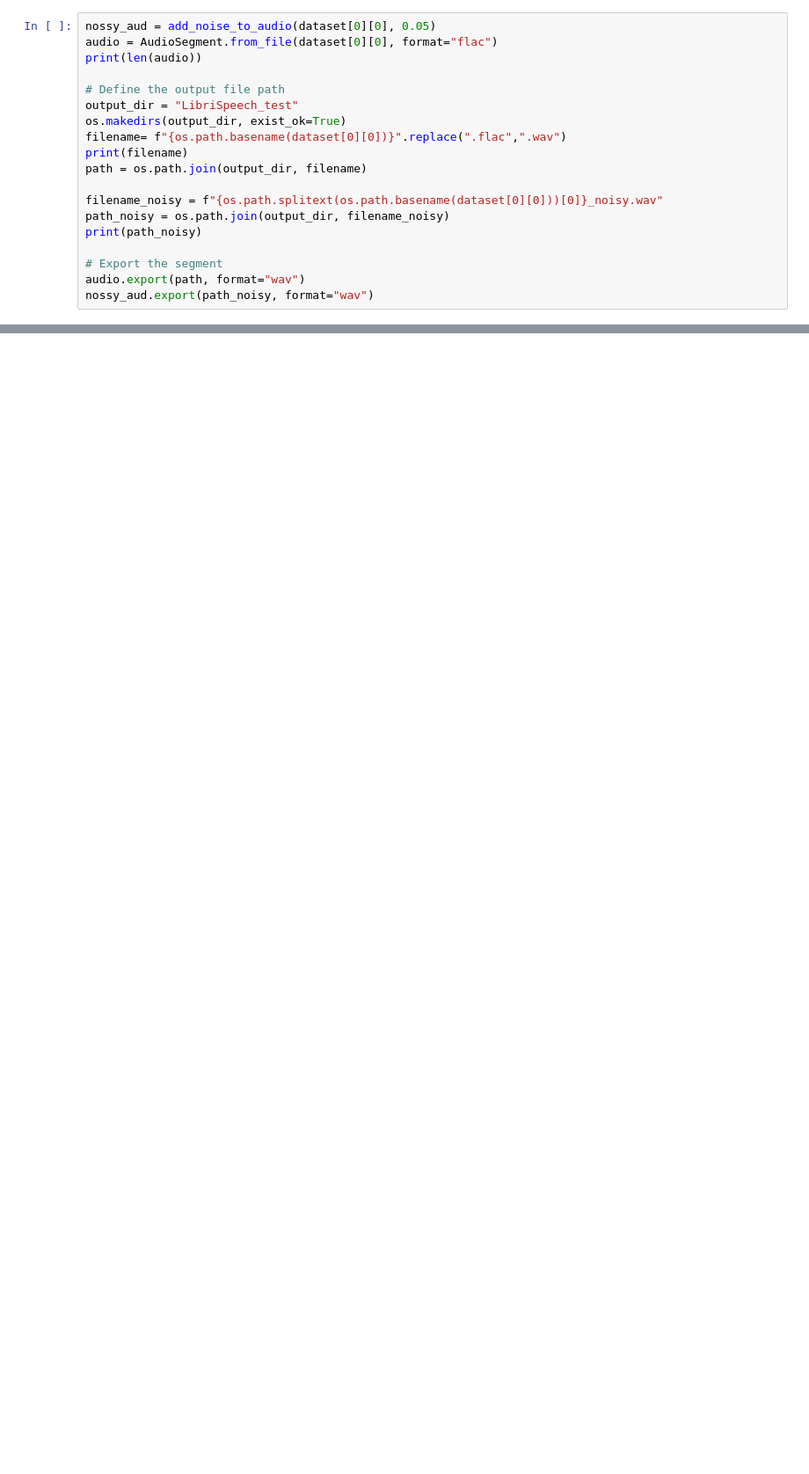
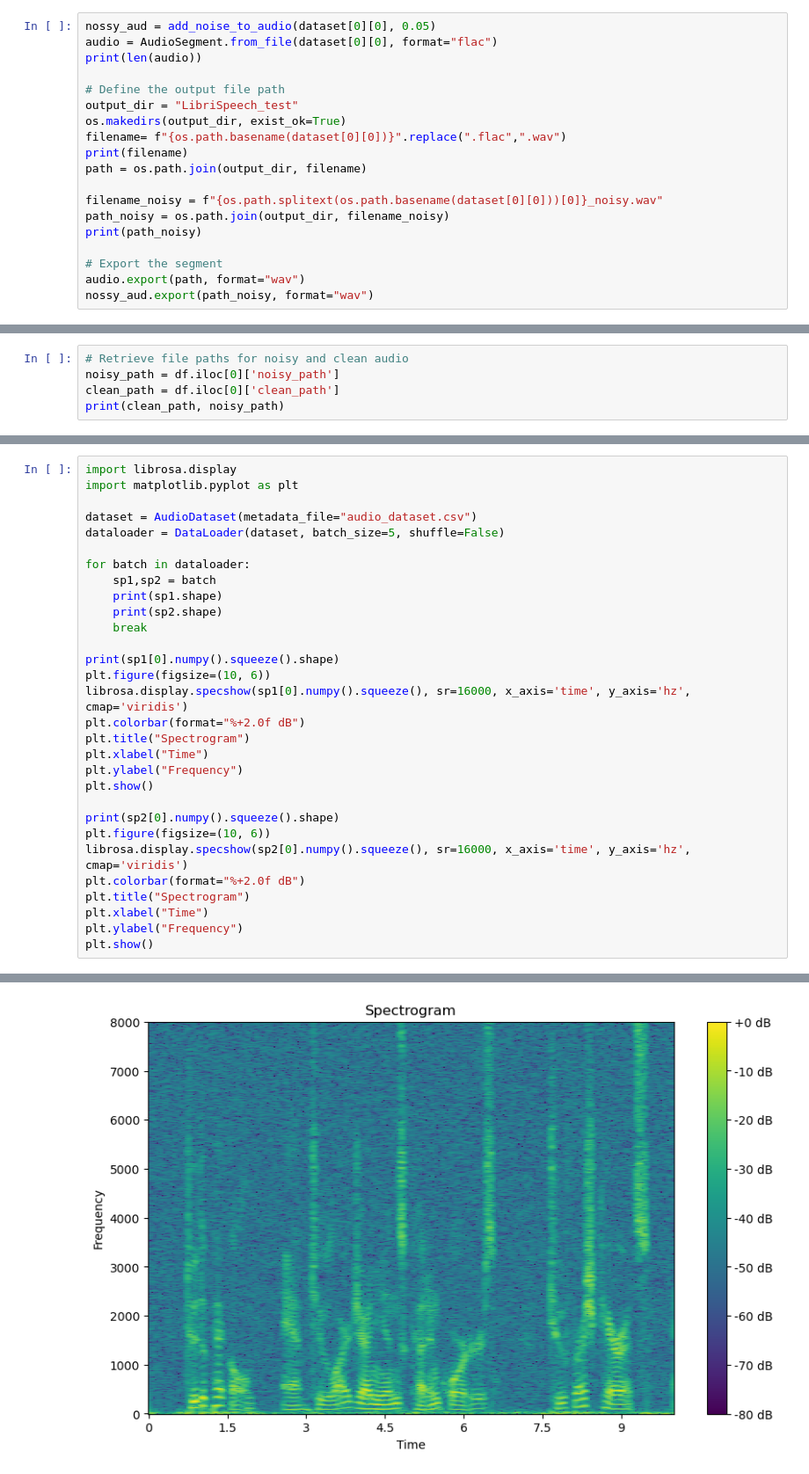
Before and after one commit to adelval-01/Noise_cleaner_DNN, a Jupyter notebook: trabajo.ipynb, the cells around one changed output, grey strips where cells are left out. Shown at 88% size. Drawn from its saved outputs; the diff is of its cells as text; blank space fills up the shorter version.

Commit message:
dataloader

```diff
--- a/trabajo.ipynb
+++ b/trabajo.ipynb
@@ -192,0 +273,5 @@ LibriSpeech/segments/clean/LibriSpeech/segments/clean/652/130726/652-130726-0024
+# %%
+# Retrieve file paths for noisy and clean audio
+noisy_path = df.iloc[0]['noisy_path']
+clean_path = df.iloc[0]['clean_path']
+print(clean_path, noisy_path)
@@ -192,0 +323,31 @@ LibriSpeech/segments/clean/LibriSpeech/segments/clean/652/130726/652-130726-0024
+# %%
+import librosa.display
+import matplotlib.pyplot as plt
+
+dataset = AudioDataset(metadata_file="audio_dataset.csv")
+dataloader = DataLoader(dataset, batch_size=5, shuffle=False)
+
+for batch in dataloader:
+    sp1,sp2 = batch
+    print(sp1.shape)
+    print(sp2.shape)
+    break
+
+print(sp1[0].numpy().squeeze().shape)
+plt.figure(figsize=(10, 6))
+librosa.display.specshow(sp1[0].numpy().squeeze(), sr=16000, x_axis='time', y_axis='hz', cmap='viridis')
+plt.colorbar(format="%+2.0f dB")
+plt.title("Spectrogram")
+plt.xlabel("Time")
+plt.ylabel("Frequency")
+plt.show()
+
+print(sp2[0].numpy().squeeze().shape)
+plt.figure(figsize=(10, 6))
+librosa.display.specshow(sp2[0].numpy().squeeze(), sr=16000, x_axis='time', y_axis='hz', cmap='viridis')
+plt.colorbar(format="%+2.0f dB")
+plt.title("Spectrogram")
+plt.xlabel("Time")
+plt.ylabel("Frequency")
+plt.show()
+# %% [output]
@@ -192,0 +367 @@ LibriSpeech/segments/clean/LibriSpeech/segments/clean/652/130726/652-130726-0024
+[figure, added]
```
Also changed, not shown: parts of 15 cells of this notebook, 1 other file.
